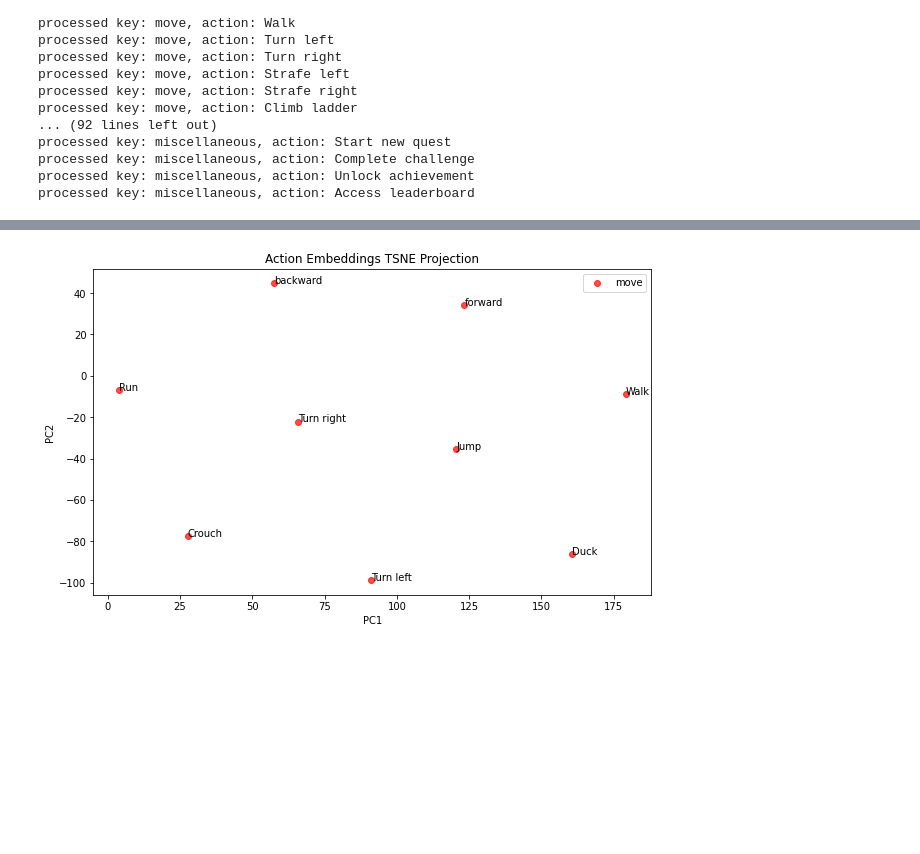
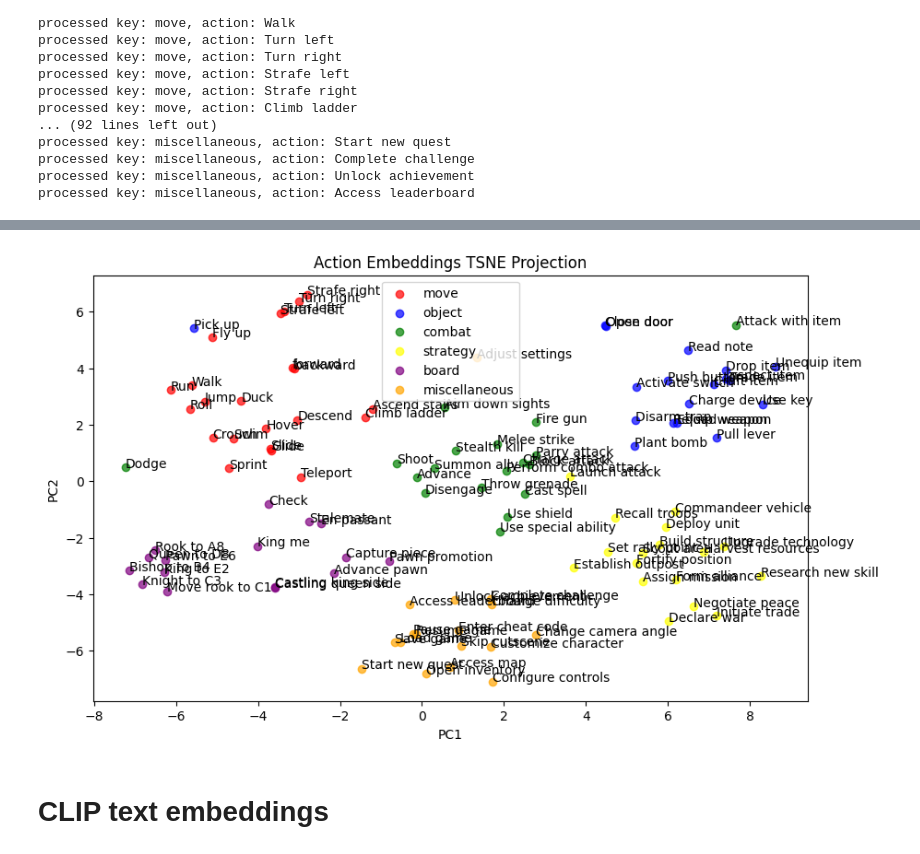
Before and after one commit to RostigerDagmer/muzero, a Jupyter notebook: muzero/notebooks/text_encoding.ipynb, the cells around one changed output, grey strips where cells are left out. Drawn from its saved outputs; the diff is of its cells as text; code cells hidden in the pictures; blank space fills up the shorter version.

```diff
--- a/muzero/notebooks/text_encoding.ipynb
+++ b/muzero/notebooks/text_encoding.ipynb
@@ -16,2 +24,0 @@ The model weights are not tied. Please use the `tie_weights` method before using
-# %%
-tokens = tokenizer("The capitol of Paris is", return_tensors="pt").to(model.device)
@@ -125,7 +138,7 @@ def embed_actions(method: EmbeddingMethod):
             embeddings[key] = action_embeddings
         return embeddings
 # %%
-embeds = embed_actions(EmbeddingMethod.max)
+embeds = embed_actions(EmbeddingMethod.last_token_pool)
 # %% [output]
 processed key: move, action: forward
 processed key: move, action: backward
@@ -222,8 +260,8 @@ selection = ["forward",
         "Turn left",
         "Turn right"]
 
-f = lambda embed_action_pairs: {key: value for key, value in embed_action_pairs.items() if key in selection}
+f = lambda embed_action_pairs: {key: value for key, value in embed_action_pairs.items()}# if key in selection}
 
-only_a_few = {key: f(value) for key, value in embeds.items() if key in ['move']}
+only_a_few = {key: f(value) for key, value in embeds.items() if key in ['move', 'object', 'combat', 'strategy', 'board', 'miscellaneous']}
 only_a_few
 # %% [output]
@@ -252,5 +289,7 @@ plot_action_embeddings(only_a_few, annotate_names=True)
 # %%
 from sklearn.manifold import TSNE
+import numpy as np
+import matplotlib.pyplot as plt
 
 def plot_action_embeddings_tsne(embedding_dict, annotate_names=False):
     # Initialize t-SNE
@@ -261,7 +300,7 @@ def plot_action_embeddings_tsne(embedding_dict, annotate_names=False):
     colors = []
     action_names = []
 
-    color_map = {'move': 'red', 'object': 'blue', 'combat': 'green', 'strategy': 'yellow', 'board': 'purple', 'miscellaneous': 'orange'}
+    color_map = {'move': 'red', 'object': 'blue', 'combat': 'green', 'strategy': 'yellow', 'board': 'purple', 'miscellaneous': 'orange'}  # Add more colors as needed
 
     for label, actions in embedding_dict.items():
         for action, vector in actions.items():
@@ -272,7 +311,7 @@ def plot_action_embeddings_tsne(embedding_dict, annotate_names=False):
             colors.extend([color_map[label]] * len(vectors))
 
     # Fit and transform the data
-    reduced_vectors = tsne.fit_transform(all_vectors)
+    reduced_vectors = tsne.fit_transform(np.array(all_vectors))
 
     # Plot the results
     plt.figure(figsize=(10, 6))
@@ -292,6 +331,8 @@ def plot_action_embeddings_tsne(embedding_dict, annotate_names=False):
     plt.title('Action Embeddings TSNE Projection')
     plt.show()
 # %%
-plot_action_embeddings_tsne(only_a_few)
+plot_action_embeddings_tsne(only_a_few, annotate_names=True)
 # %% [output]
-[figure, old version]
+[figure, new version]
+# %% [markdown]
+# CLIP text embeddings
```
Also changed, not shown: parts of 16 cells of this notebook, 30 other files.
